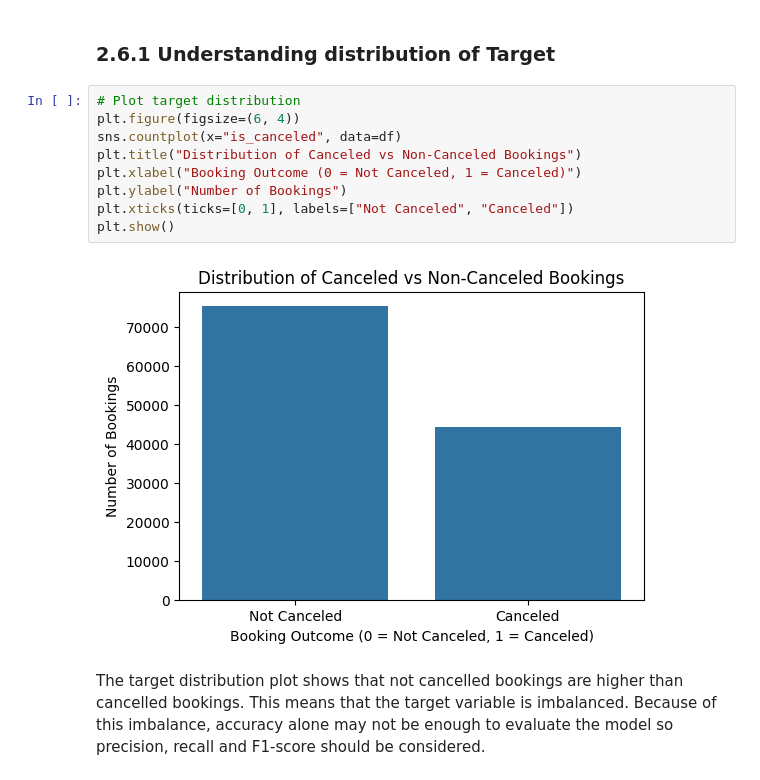
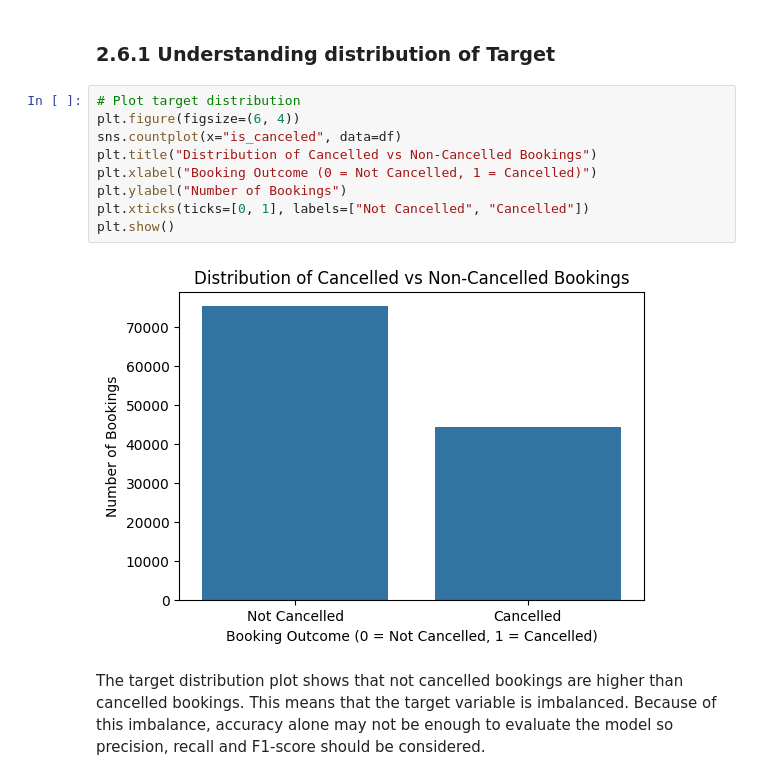
Before and after one commit to grishmmirpuri-art/staysure-ai-hotel-cancellation, a Jupyter notebook: notebooks/staysure_model_development.ipynb, the cells around one changed output. Saved outputs shown, nothing was run; the diff lists cells and outputs as text.

```diff
--- a/notebooks/staysure_model_development.ipynb
+++ b/notebooks/staysure_model_development.ipynb
@@ -668,14 +668,14 @@ Overall, the EDA suggests that both selected original features and selected engi
 # %%
 # Plot target distribution
 plt.figure(figsize=(6, 4))
 sns.countplot(x="is_canceled", data=df)
-plt.title("Distribution of Canceled vs Non-Canceled Bookings")
-plt.xlabel("Booking Outcome (0 = Not Canceled, 1 = Canceled)")
+plt.title("Distribution of Cancelled vs Non-Cancelled Bookings")
+plt.xlabel("Booking Outcome (0 = Not Cancelled, 1 = Cancelled)")
 plt.ylabel("Number of Bookings")
-plt.xticks(ticks=[0, 1], labels=["Not Canceled", "Canceled"])
+plt.xticks(ticks=[0, 1], labels=["Not Cancelled", "Cancelled"])
 plt.show()
 # %% [output]
-[figure, old version]
+[figure, new version]
 # %% [markdown]
 The target distribution plot shows that not cancelled bookings are higher than cancelled bookings. This means that the target variable is imbalanced. Because of this imbalance, accuracy alone may not be enough to evaluate the model so precision, recall and F1-score should be considered.
 # %% [markdown]
```
Also changed, not shown: parts of 11 cells of this notebook, 6 other files.
